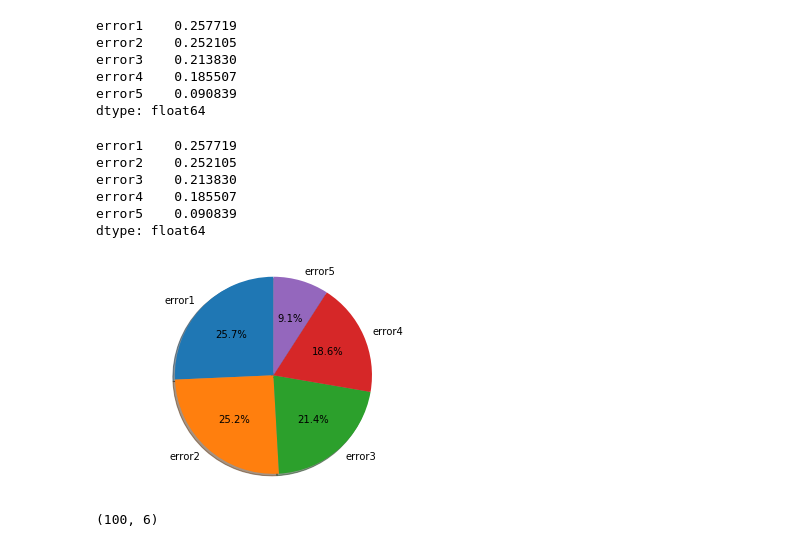
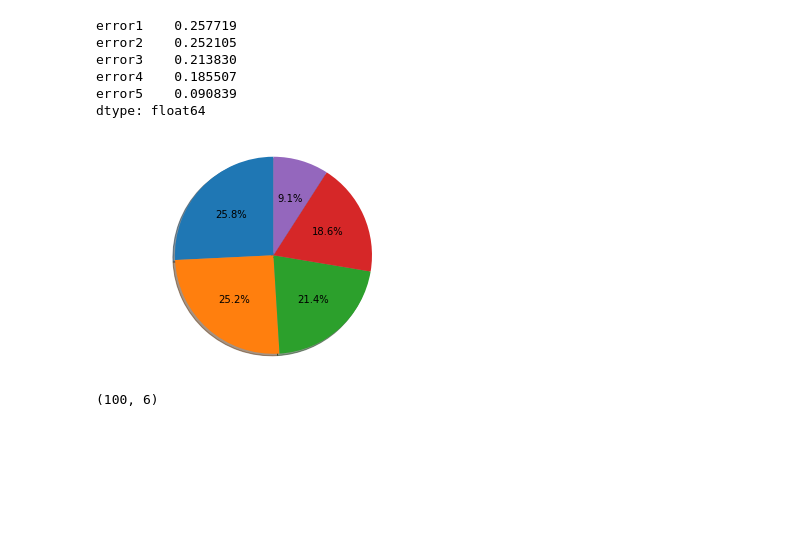
Before and after one commit to mateuspedrino/Kaggle-The-AI-Academy-3rd_Place_Solution, a Jupyter notebook: exploratory_analysis.ipynb, the cells around one changed output. Saved outputs shown, nothing was run; the diff lists cells and outputs as text; code cells hidden in the pictures; blank space fills up the shorter version.

```diff
--- a/exploratory_analysis.ipynb
+++ b/exploratory_analysis.ipynb
@@ -108,26 +112,16 @@ error3    0.213830
 error4    0.185507
 error5    0.090839
 dtype: float64
-# %%
-por_erro
-# %% [output]
-error1    0.257719
-error2    0.252105
-error3    0.213830
-error4    0.185507
-error5    0.090839
-dtype: float64
 # %%
 fig1, ax1 = plt.subplots()
 
 
-ax1.pie([0.257, 0.252, 0.214, 0.186, 0.0908], labels=['error1', 'error2', 'error3', \
-                                                                      'error4', 'error5'], autopct='%1.1f%%',
+ax1.pie(por_erro, autopct='%1.1f%%',
         shadow=True, startangle=90)
 ax1.axis('equal')  # Equal aspect ratio ensures that pie is drawn as a circle.
 plt.show()
 # %% [output]
-[figure, old version]
+[figure, new version]
 # %%
 qte_total_erros.shape
 # %% [output]
```
Also changed, not shown: parts of 1 cell of this notebook, 2 other files.
